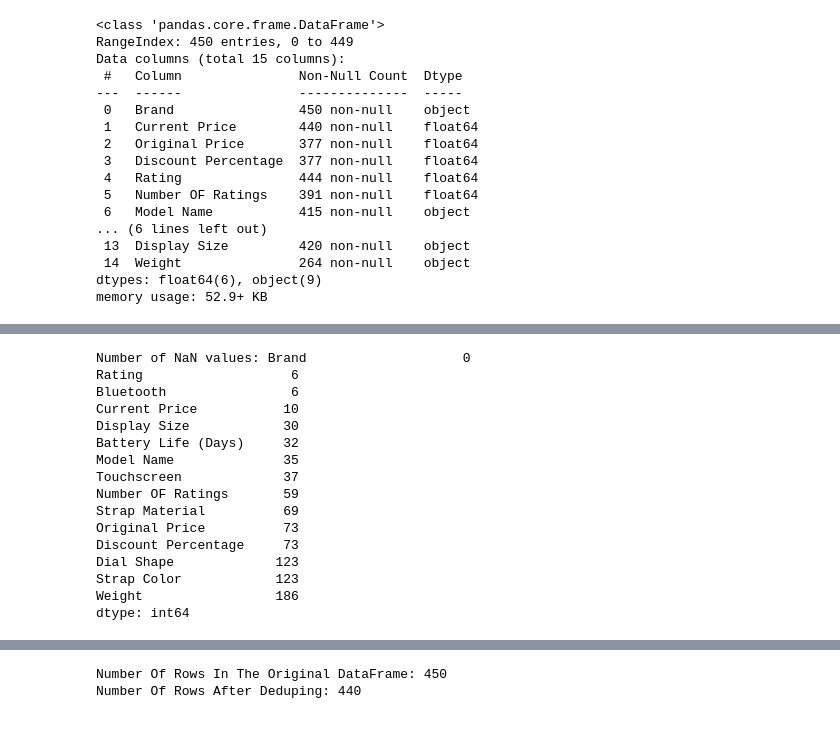
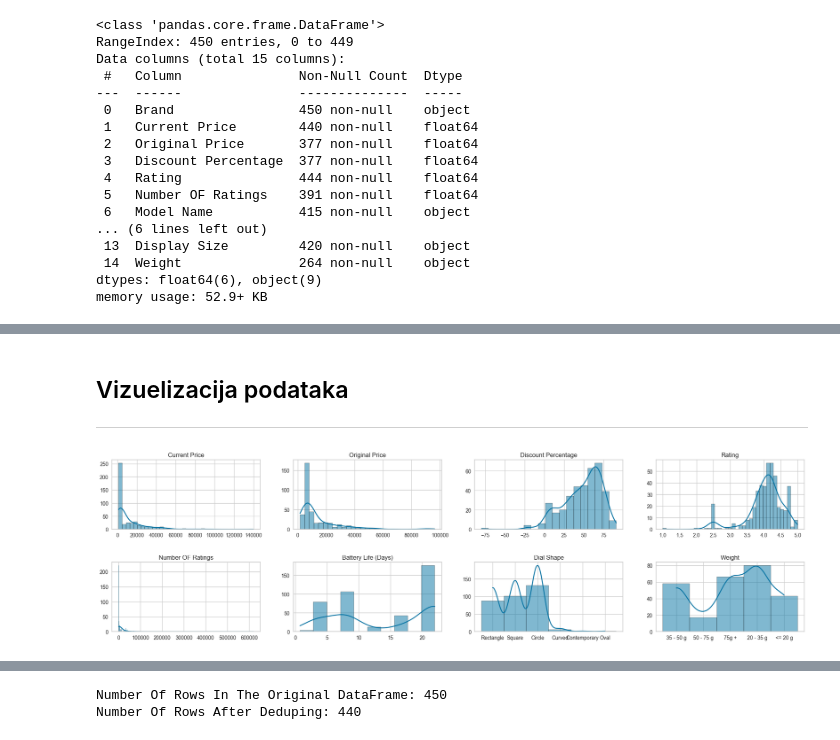
Before and after one commit to milicaj00/ML-P1-Classification, a Jupyter notebook: Projekat 2/main.ipynb, the cells around one changed output, grey strips where cells are left out. Cells and saved outputs as stored; diff of their text form; code cells hidden in the pictures.

```diff
--- a/Projekat 2/main.ipynb
+++ b/Projekat 2/main.ipynb
@@ -64,21 +63,18 @@ data.describe()
-# %%
-
-nan_count = data.isnull().sum().sort_values()
-print('Number of NaN values:', nan_count)
-# %% [output]
-Number of NaN values: Brand                    0
-Rating                   6
-Bluetooth                6
-Current Price           10
-Display Size            30
-Battery Life (Days)     32
-Model Name              35
-Touchscreen             37
-Number OF Ratings       59
-Strap Material          69
-Original Price          73
-Discount Percentage     73
-Dial Shape             123
-Strap Color            123
-Weight                 186
-dtype: int64
+# %% [markdown]
+## Vizuelizacija podataka
+---
+# %%
+columns_num = ['Current Price', 'Original Price', 'Discount Percentage', 'Rating', 'Number OF Ratings','Battery Life (Days)', 'Dial Shape', 'Weight']
+
+fig, axes = pyplot.subplots(2, 4, figsize=(20, 6))
+axes = axes.flatten()
+for i, column_name in enumerate(columns_num):
+    sns.histplot(x=column_name, data=data, ax=axes[i], kde=True)
+    axes[i].set_title(column_name)
+    axes[i].set_xlabel('')
+    axes[i].set_ylabel('')
+
+pyplot.tight_layout()
+pyplot.show()
+# %% [output]
+[figure, added]
```
Also changed, not shown: parts of 26 cells of this notebook.
